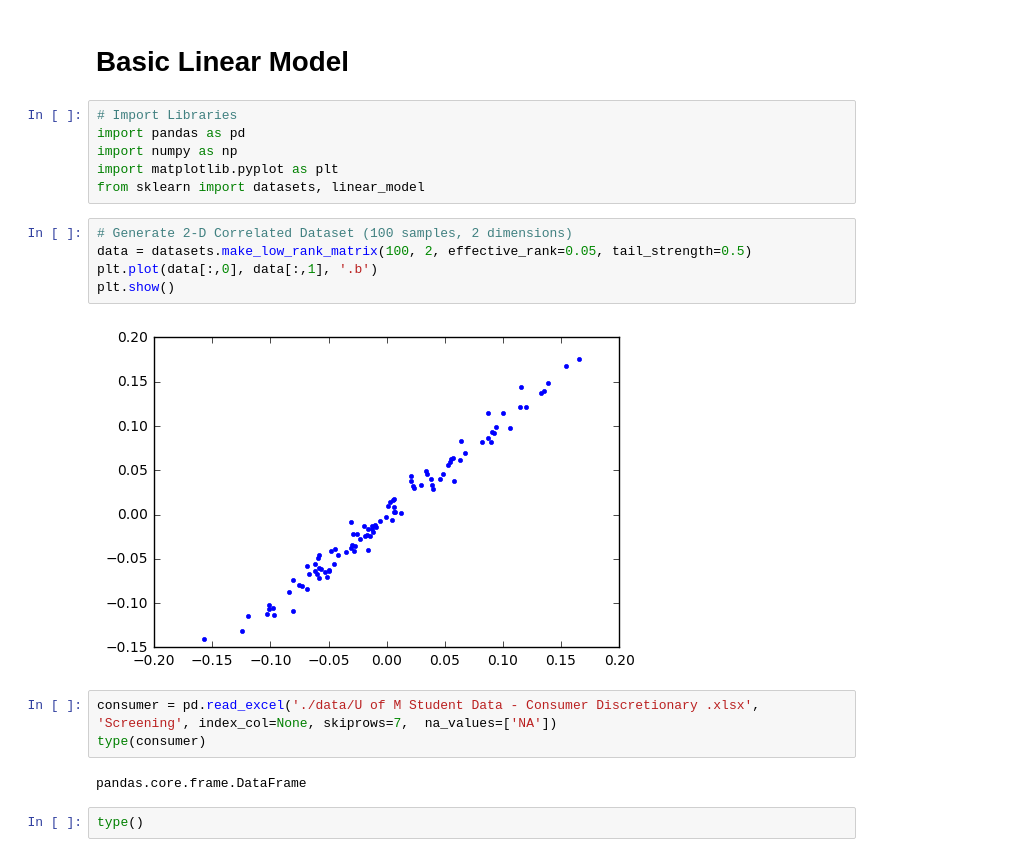
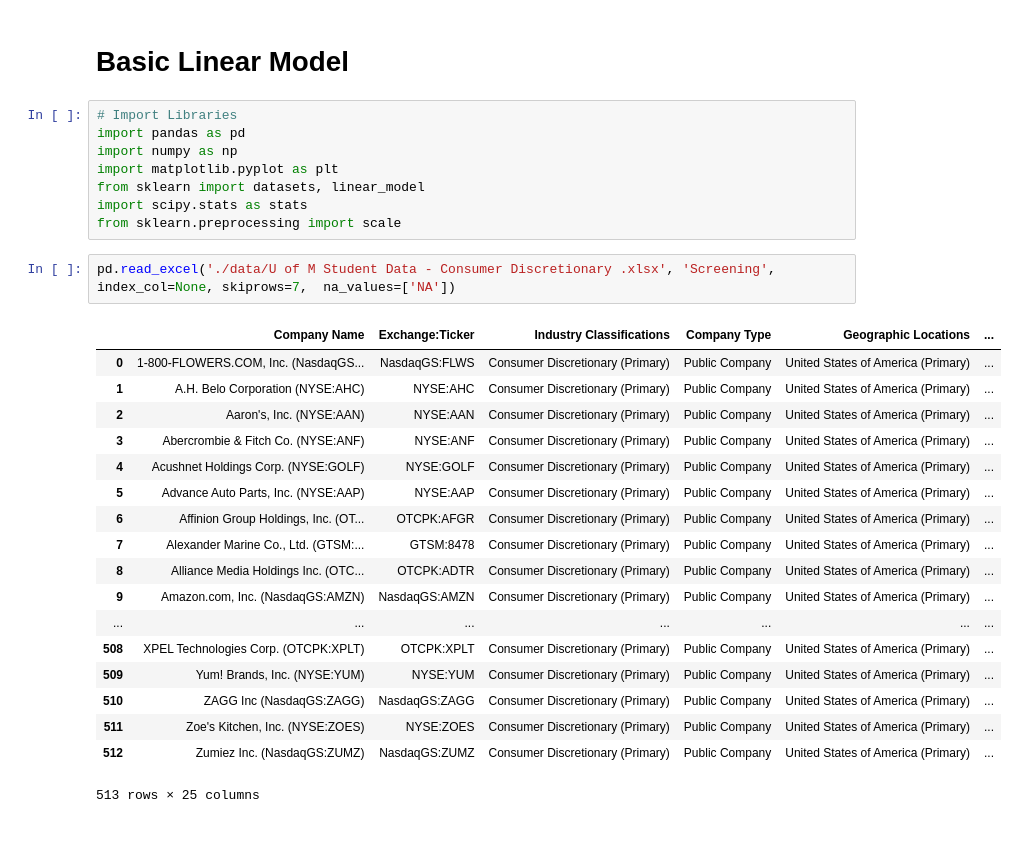
Before and after one commit to timothytrippel/adamy, a Jupyter notebook: linear_model.ipynb, the cells around one changed output. Saved outputs shown, nothing was run; the diff lists cells and outputs as text.

```diff
--- a/linear_model.ipynb
+++ b/linear_model.ipynb
@@ -6,17 +6,26 @@ import pandas as pd
 import numpy as np
 import matplotlib.pyplot as plt
 from sklearn import datasets, linear_model
+import scipy.stats as stats
+from sklearn.preprocessing import scale
-# %%
-# Generate 2-D Correlated Dataset (100 samples, 2 dimensions)
-data = datasets.make_low_rank_matrix(100, 2, effective_rank=0.05, tail_strength=0.5)
-plt.plot(data[:,0], data[:,1], '.b')
-plt.show()
-# %% [output]
-[figure, removed]
 # %%
-consumer = pd.read_excel('./data/U of M Student Data - Consumer Discretionary .xlsx', 'Screening', index_col=None, skiprows=7,  na_values=['NA'])
-type(consumer)
+pd.read_excel('./data/U of M Student Data - Consumer Discretionary .xlsx', 'Screening', index_col=None, skiprows=7,  na_values=['NA'])
 # %% [output]
+|  | Company Name | Exchange:Ticker | Industry Classifications | Company Type | Geographic Locations | ... |
+| 0 | 1-800-FLOWERS.COM, Inc. (NasdaqGS... | NasdaqGS:FLWS | Consumer Discretionary (Primary) | Public Company | United States of America (Primary) | ... |
+| 1 | A.H. Belo Corporation (NYSE:AHC) | NYSE:AHC | Consumer Discretionary (Primary) | Public Company | United States of America (Primary) | ... |
+| 2 | Aaron's, Inc. (NYSE:AAN) | NYSE:AAN | Consumer Discretionary (Primary) | Public Company | United States of America (Primary) | ... |
+| 3 | Abercrombie & Fitch Co. (NYSE:ANF) | NYSE:ANF | Consumer Discretionary (Primary) | Public Company | United States of America (Primary) | ... |
+| 4 | Acushnet Holdings Corp. (NYSE:GOLF) | NYSE:GOLF | Consumer Discretionary (Primary) | Public Company | United States of America (Primary) | ... |
+| 5 | Advance Auto Parts, Inc. (NYSE:AAP) | NYSE:AAP | Consumer Discretionary (Primary) | Public Company | United States of America (Primary) | ... |
+| 6 | Affinion Group Holdings, Inc. (OT... | OTCPK:AFGR | Consumer Discretionary (Primary) | Public Company | United States of America (Primary) | ... |
+| 7 | Alexander Marine Co., Ltd. (GTSM:... | GTSM:8478 | Consumer Discretionary (Primary) | Public Company | United States of America (Primary) | ... |
+| 8 | Alliance Media Holdings Inc. (OTC... | OTCPK:ADTR | Consumer Discretionary (Primary) | Public Company | United States of America (Primary) | ... |
+| 9 | Amazon.com, Inc. (NasdaqGS:AMZN) | NasdaqGS:AMZN | Consumer Discretionary (Primary) | Public Company | United States of America (Primary) | ... |
+| ... | ... | ... | ... | ... | ... | ... |
+| 508 | XPEL Technologies Corp. (OTCPK:XPLT) | OTCPK:XPLT | Consumer Discretionary (Primary) | Public Company | United States of America (Primary) | ... |
+| 509 | Yum! Brands, Inc. (NYSE:YUM) | NYSE:YUM | Consumer Discretionary (Primary) | Public Company | United States of America (Primary) | ... |
+| 510 | ZAGG Inc (NasdaqGS:ZAGG) | NasdaqGS:ZAGG | Consumer Discretionary (Primary) | Public Company | United States of America (Primary) | ... |
+| 511 | Zoe's Kitchen, Inc. (NYSE:ZOES) | NYSE:ZOES | Consumer Discretionary (Primary) | Public Company | United States of America (Primary) | ... |
+| 512 | Zumiez Inc. (NasdaqGS:ZUMZ) | NasdaqGS:ZUMZ | Consumer Discretionary (Primary) | Public Company | United States of America (Primary) | ... |
-pandas.core.frame.DataFrame
+513 rows × 25 columns
-# %%
-type()
```
